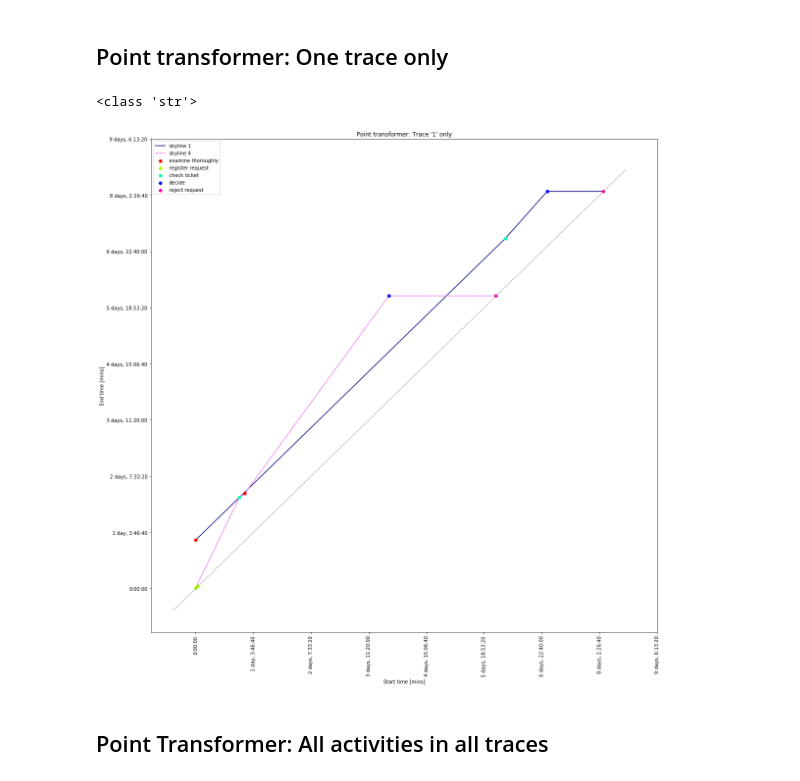
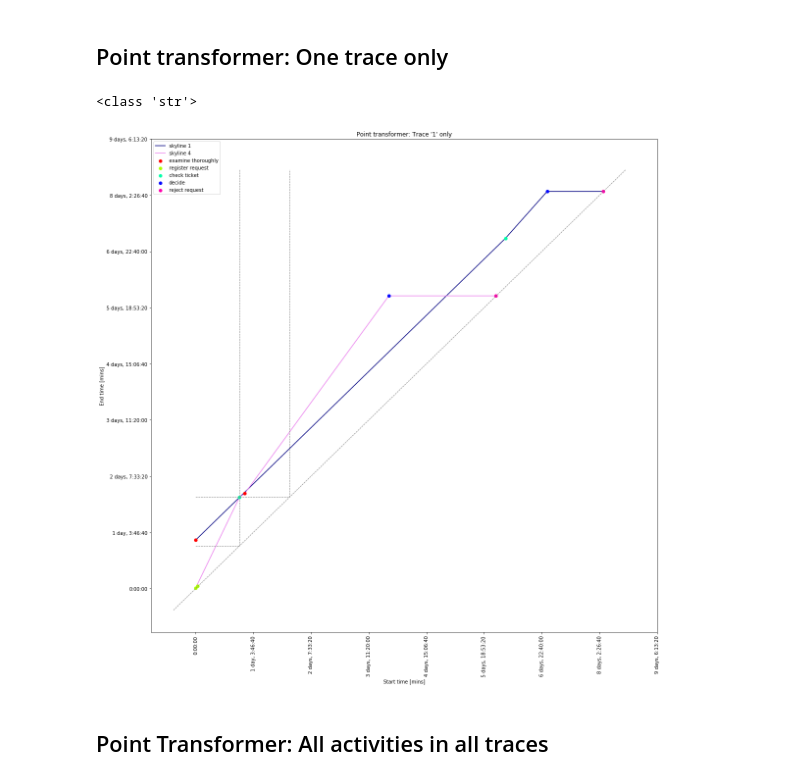
Before and after one commit to andreamalhera/perfSky, a Jupyter notebook: notebooks/pointTransformer.ipynb, the cells around one changed output. Drawn from its saved outputs; the diff is of its cells as text; code cells hidden in the pictures.

```diff
--- a/notebooks/pointTransformer.ipynb
+++ b/notebooks/pointTransformer.ipynb
@@ -246,8 +246,6 @@ def plot_point_transformer(title, df, flavor=None, activity=None, traces=None,
         colorby = 'case'
     elif traces:
         data_selection = df.loc[df['case'].isin(traces)].reset_index()
-    elif flavor == 'avgtrace':
-        data_selection = get_data_selection_avgtrace(df)
     elif flavor == 'all':
         data_selection = df
 
@@ -294,10 +292,6 @@ def plot_point_transformer(title, df, flavor=None, activity=None, traces=None,
 
     if not allen_point is None :# Weird if statement because of maybe empty object or dataframe
 
-        if flavor == 'avgtrace':
-            activity = allen_point['activity'].values[0]
-            allen_point = data_selection[data_selection['activity']==activity]
-
         xmax = max(data_selection['num_start'].values)
         ymax = max(data_selection['num_end'].values)
 
@@ -334,7 +328,7 @@ def plot_point_transformer(title, df, flavor=None, activity=None, traces=None,
 #plot_point_transformer('Point transformer: Activity \''+ str(snippet['activity'][6]) + '\' only', snippet , flavor='oneact', activity='reject request')
 #plot_point_transformer('Point transformer: All activities in all traces', snippet, flavor='all')
 #plot_point_transformer('Point transformer: Trace \''+ str(snippet['case'][0]) + '\' only', snippet)
-#plot_point_transformer('Point transformer: Average trace from all activities', snippet, flavor='avgtrace')
+#plot_point_transformer('Point transformer: Average trace from all activities', snippet)
 # %%
 row = snippet.iloc[ 0 , : ].to_frame().transpose()
 #row = snippet[(snippet['case']==1)&(snippet['num_start']==536760)]
@@ -356,11 +350,13 @@ Num. start  0.0
 # %%
 #plot_point_transformer('Point transformer: Trace \''+ str(snippet['case'][0]) + '\' only', snippet, flavor='onetrace')
 traces_selection = snippet['case'].drop_duplicates().tolist()
 print(type(snippet['case'][0]))
-plot_point_transformer('Point transformer: Trace \''+ str(snippet['case'][0]) + '\' only', snippet, size=1, flavor='onetrace', traces=traces_selection, draw_skylines=1)
+point = snippet.iloc[ 6 , : ].to_frame().transpose()
+
+plot_point_transformer('Point transformer: Trace \''+ str(snippet['case'][0]) + '\' only', snippet, size=1, flavor='onetrace', traces=traces_selection, allen_point=point, draw_skylines=1)
 # %% [output]
 <class 'str'>
-[figure, old version]
+[figure, new version]
 # %% [markdown]
 ## Point Transformer: All activities in all traces
 # %%
```
Also changed, not shown: parts of 2 cells of this notebook.
